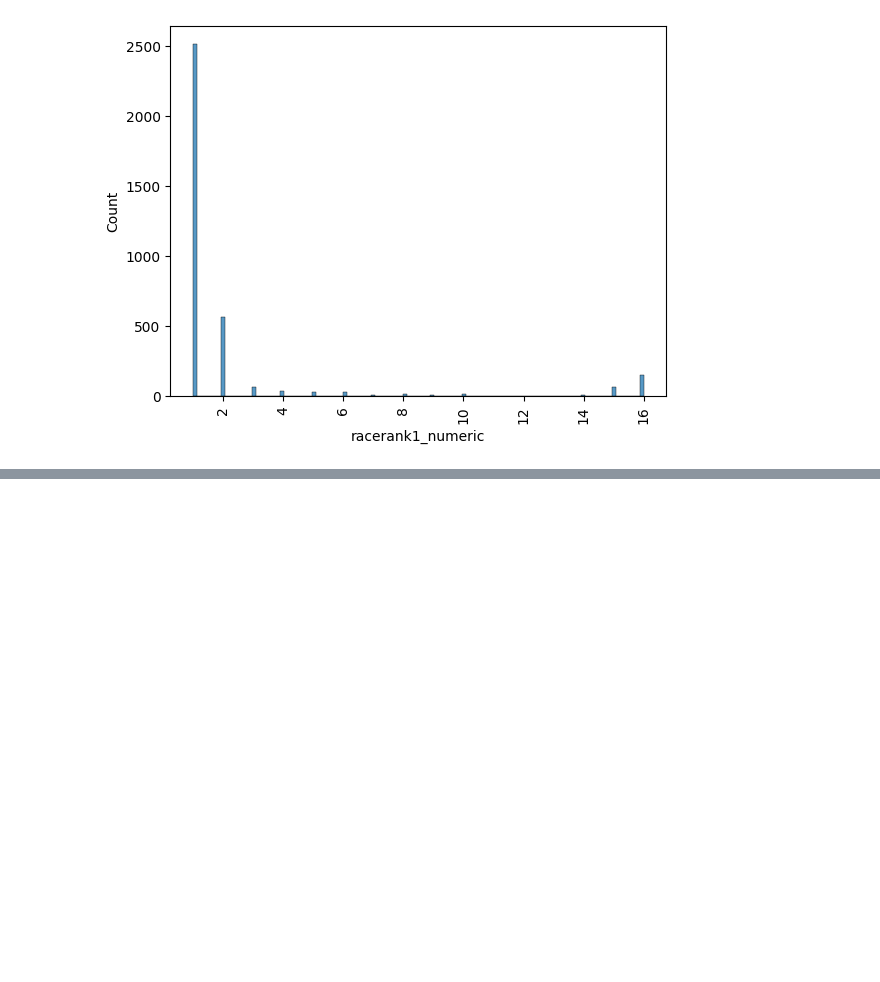
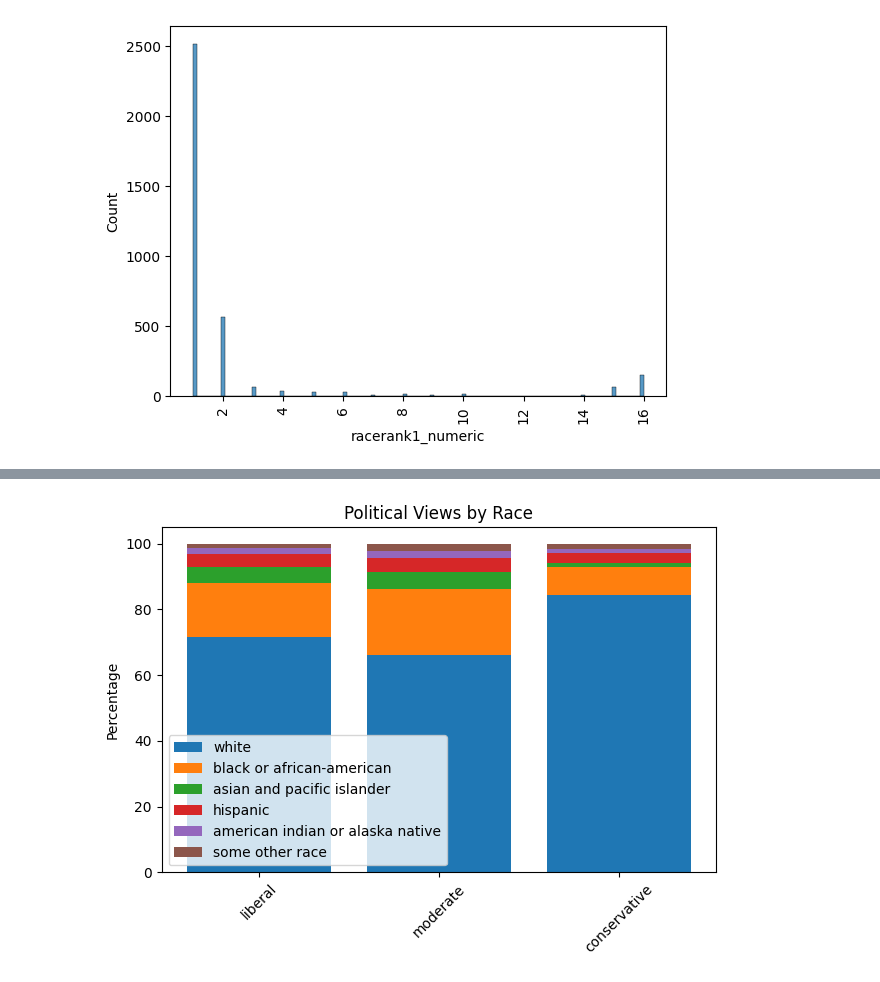
Before and after one commit to CarolWuuu/project_gss, a Jupyter notebook: Project_GSS_Data_Cleaning.ipynb, the cells around one changed output, grey strips where cells are left out. Saved outputs shown, nothing was run; the diff lists cells and outputs as text; code cells hidden in the pictures; blank space fills up the shorter version.

```diff
--- a/Project_GSS_Data_Cleaning.ipynb
+++ b/Project_GSS_Data_Cleaning.ipynb
@@ -291,0 +321,37 @@ plt.xticks(rotation=90)
+# %%
+# raw data based on polviews_counts_by_race
+raw_race_by_polviews = {
+  'liberal':[761, 174, 52, 42, 21, 13],
+  'moderate':[809,245,63,55,24,28],
+  'conservative':[565,58,8,20,9,10]
+}
+
+percent_race_by_polviews = {}
+
+for polview, values in raw_race_by_polviews.items():
+    total = sum(values)
+    percentages = [(value / total) * 100 for value in values]
+    percent_race_by_polviews[polview] = percentages
+
+
+# Plotting
+polviews_labels = list(percent_race_by_polviews.keys())
+race = ['white','black or african-american','asian and pacific islander','hispanic','american indian or alaska native','some other race']
+bottom = [0] * len(polviews_labels)
+
+fig, ax = plt.subplots()
+
+for i, race in enumerate(race):
+    percentages = [percent_race_by_polviews[view][i] for view in polviews_labels]
+    ax.bar(polviews_labels, percentages, label=race, bottom=bottom)
+    bottom = [bottom[j] + percentages[j] for j in range(len(polviews_labels))]
+
+ax.set_ylabel('Percentage')
+ax.set_title('Political Views by Race')
+ax.legend()
+
+plt.xticks(rotation=45)
+plt.tight_layout()
+plt.show()
+# %% [output]
+[figure, added]
```
Also changed, not shown: parts of 4 cells of this notebook.
